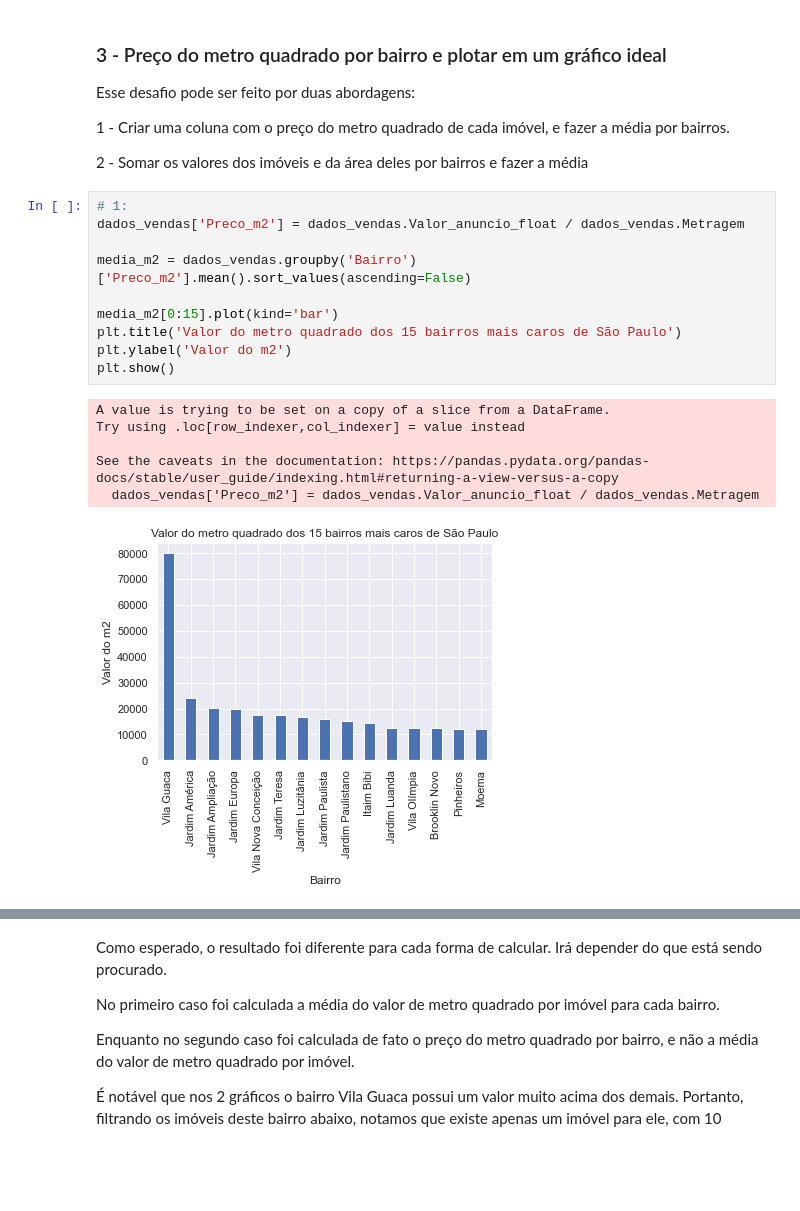
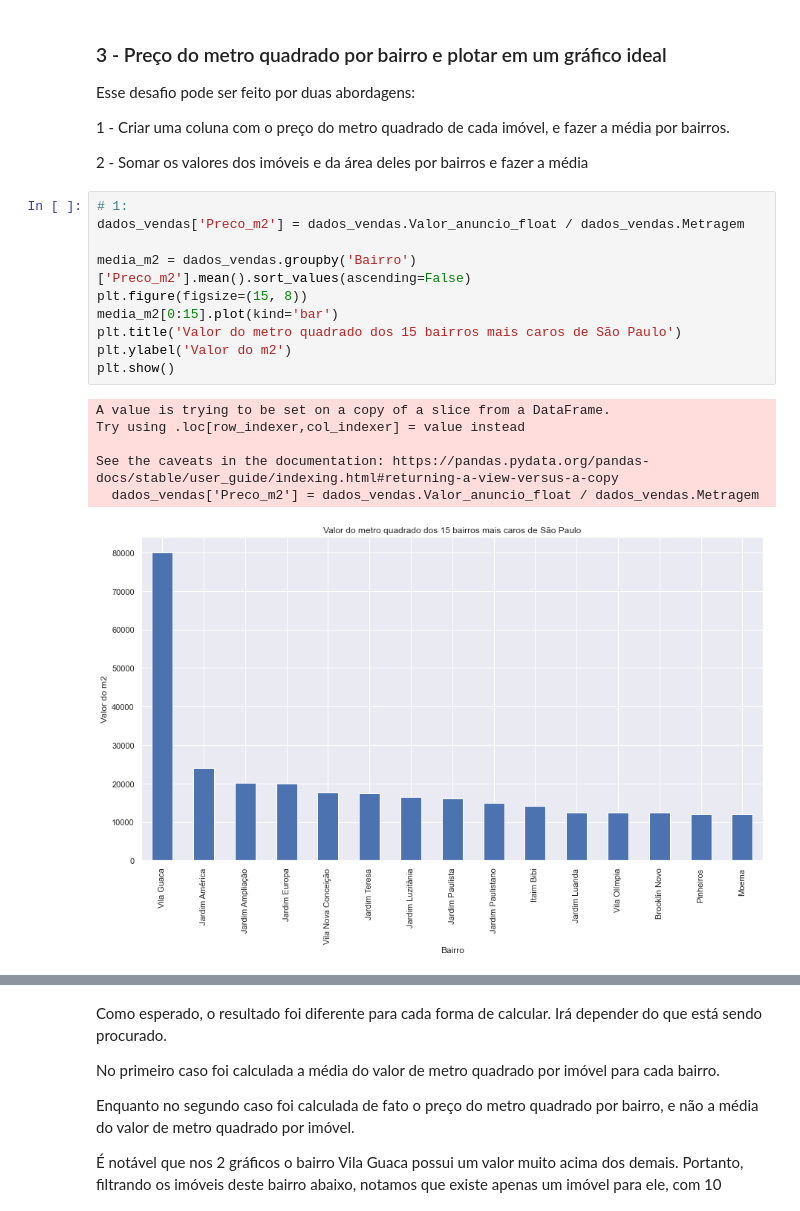
Before and after one commit to iagomachadoeng/Imersao_Dados_Alura_04, a Jupyter notebook: Imersao_dados_4_aula02.ipynb, the cells around one changed output, grey strips where cells are left out. Drawn from its saved outputs; the diff is of its cells as text; blank space fills up the shorter version.

```diff
--- a/Imersao_dados_4_aula02.ipynb
+++ b/Imersao_dados_4_aula02.ipynb
@@ -388,20 +388,20 @@ Esse desafio pode ser feito por duas abordagens:
 # %%
 # 1:
 dados_vendas['Preco_m2'] = dados_vendas.Valor_anuncio_float / dados_vendas.Metragem
 
 media_m2 = dados_vendas.groupby('Bairro')['Preco_m2'].mean().sort_values(ascending=False)
-
+plt.figure(figsize=(15, 8))
 media_m2[0:15].plot(kind='bar')
 plt.title('Valor do metro quadrado dos 15 bairros mais caros de São Paulo')
 plt.ylabel('Valor do m2')
 plt.show()
 # %% [output]
 A value is trying to be set on a copy of a slice from a DataFrame.
 Try using .loc[row_indexer,col_indexer] = value instead
 
 See the caveats in the documentation: https://pandas.pydata.org/pandas-docs/stable/user_guide/indexing.html#returning-a-view-versus-a-copy
   dados_vendas['Preco_m2'] = dados_vendas.Valor_anuncio_float / dados_vendas.Metragem
-[figure, old version]
+[figure, new version]
 # %%
 # 2:
 valores_bairro = dados_vendas.groupby('Bairro')['Valor_anuncio_float'].sum()
```
Also changed, not shown: parts of 7 cells of this notebook.
